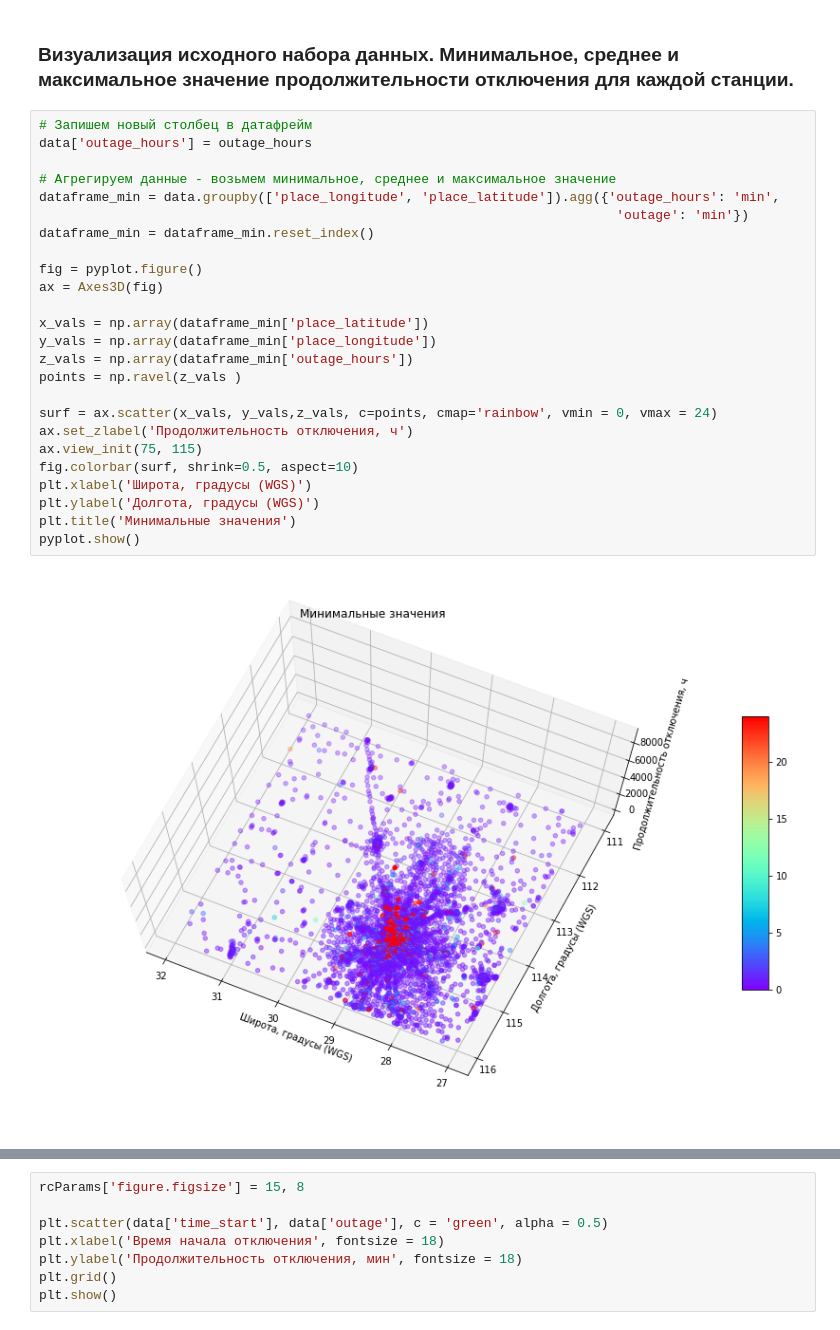
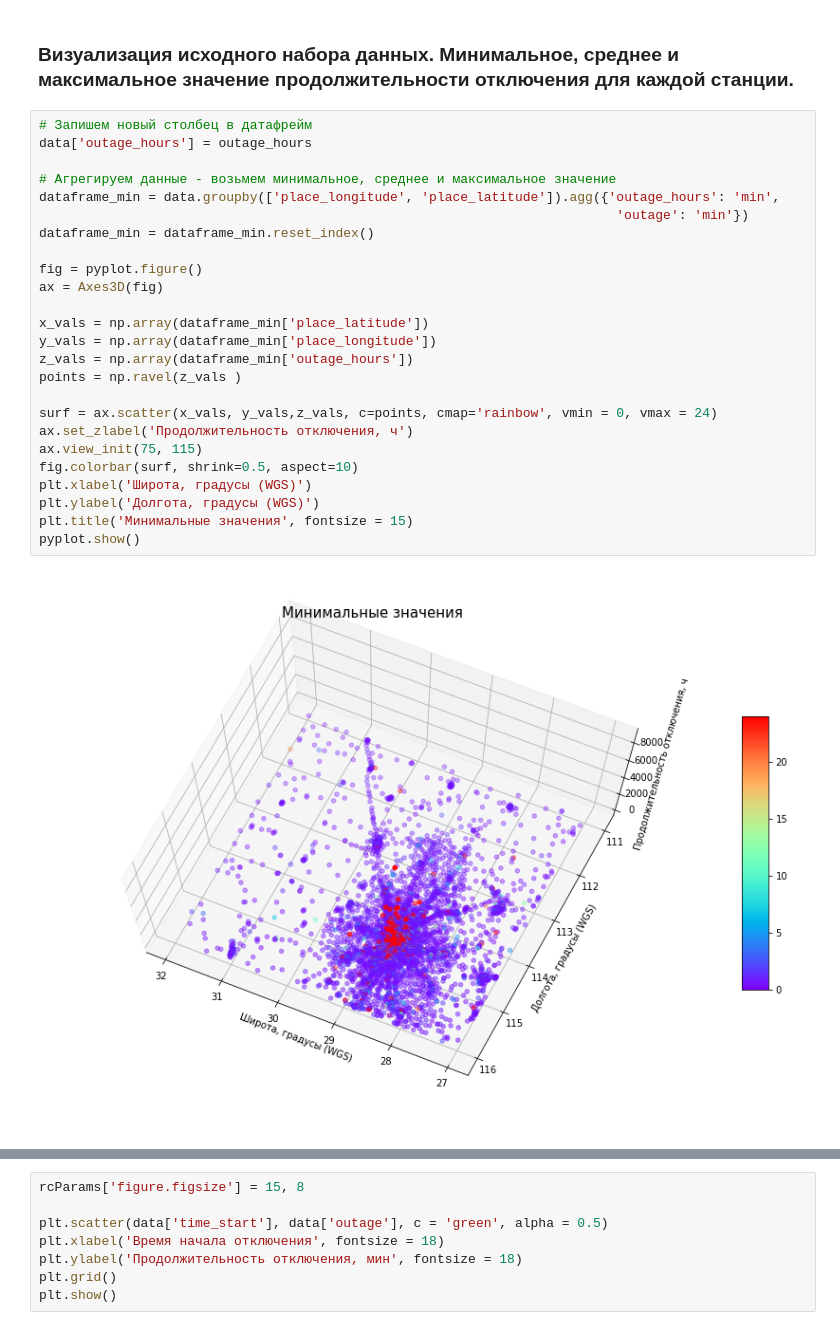
Before and after one commit to Dreamlone/Championships_and_hackathons, a Jupyter notebook: Чемпионат Changellenge Cup IT 2020/Final/Чемпионат Changellenge Cup IT 2020. Финал. Команда MYNI. Описание модели.ipynb, the cells around one changed output, grey strips where cells are left out. Drawn from its saved outputs; the diff is of its cells as text.

```diff
--- a/Чемпионат Changellenge Cup IT 2020/Final/Чемпионат Changellenge Cup IT 2020. Финал. Команда MYNI. Описание модели.ipynb
+++ b/Чемпионат Changellenge Cup IT 2020/Final/Чемпионат Changellenge Cup IT 2020. Финал. Команда MYNI. Описание модели.ipynb
@@ -198,30 +198,30 @@ pyplot.show()
 # %%
 # Запишем новый столбец в датафрейм
 data['outage_hours'] = outage_hours
 
 # Агрегируем данные - возьмем минимальное, среднее и максимальное значение
 dataframe_min = data.groupby(['place_longitude', 'place_latitude']).agg({'outage_hours': 'min',
                                                                           'outage': 'min'})
 dataframe_min = dataframe_min.reset_index()
 
 fig = pyplot.figure()
 ax = Axes3D(fig)
 
 x_vals = np.array(dataframe_min['place_latitude'])
 y_vals = np.array(dataframe_min['place_longitude'])
 z_vals = np.array(dataframe_min['outage_hours'])
 points = np.ravel(z_vals )
 
 surf = ax.scatter(x_vals, y_vals,z_vals, c=points, cmap='rainbow', vmin = 0, vmax = 24)
 ax.set_zlabel('Продолжительность отключения, ч')
 ax.view_init(75, 115)
 fig.colorbar(surf, shrink=0.5, aspect=10)
 plt.xlabel('Широта, градусы (WGS)')
 plt.ylabel('Долгота, градусы (WGS)')
-plt.title('Минимальные значения')
+plt.title('Минимальные значения', fontsize = 15)
 pyplot.show()
 # %% [output]
-[figure, old version]
+[figure, new version]
 # %%
 dataframe_mean = data.groupby(['place_longitude', 'place_latitude']).agg({'outage_hours': 'mean',
                                                                           'outage': 'mean'})
```
Also changed, not shown: parts of 7 cells of this notebook.
